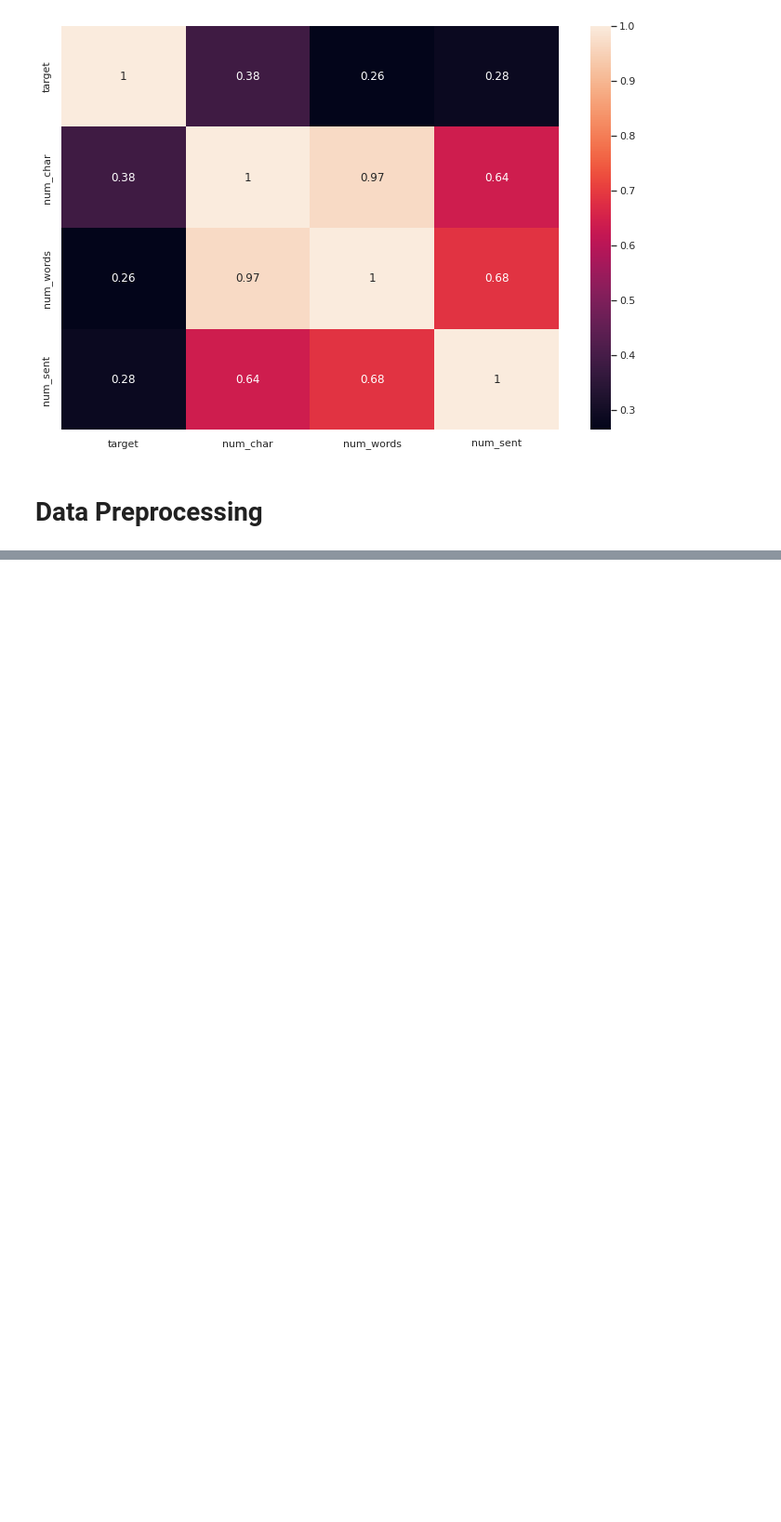
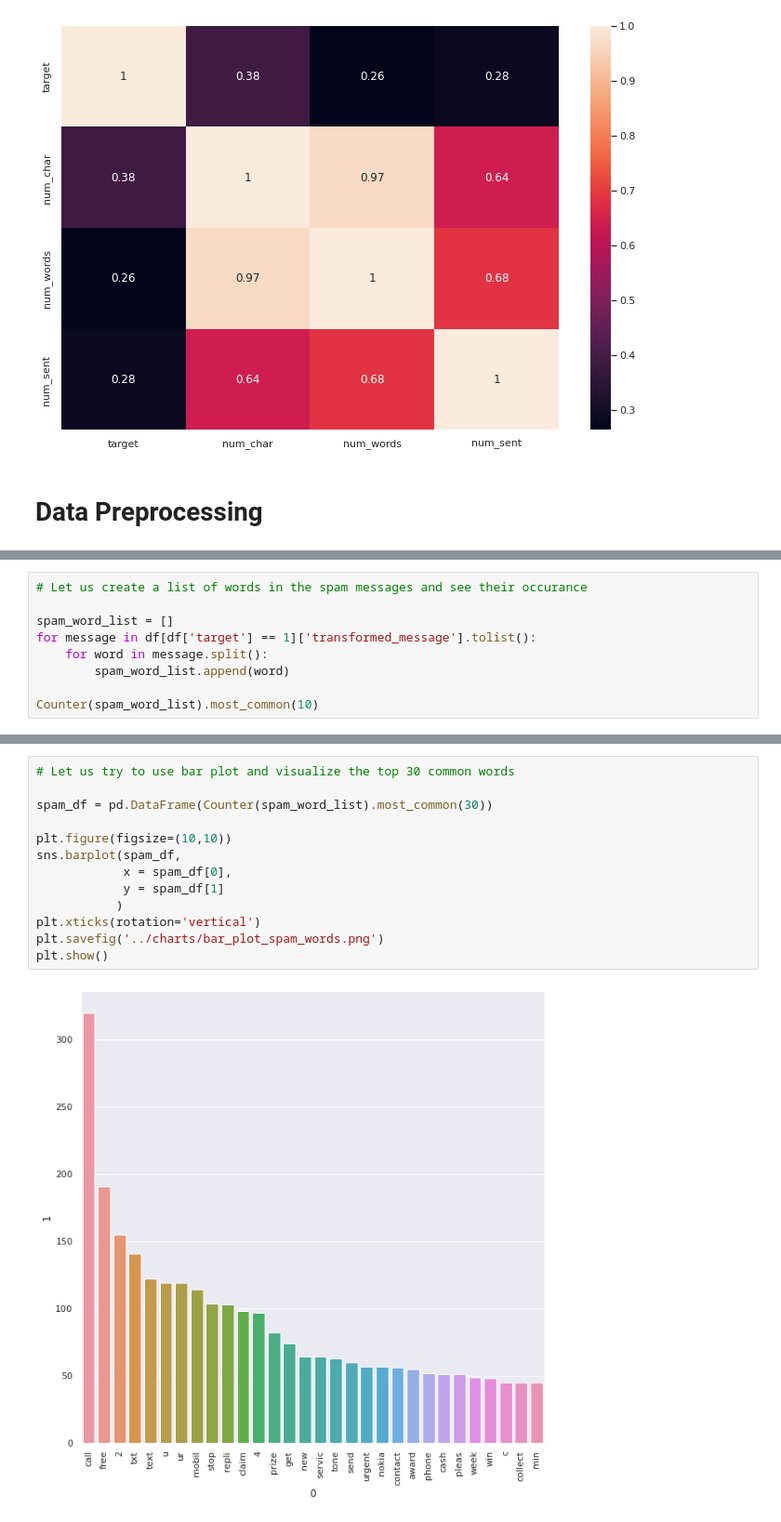
Before and after one commit to Micky373/spam_classifier, a Jupyter notebook: notebooks/spam_classifier.ipynb, the cells around one changed output, grey strips where cells are left out. Shown: that part at 93% size. Cells and saved outputs as stored; diff of their text form; blank space fills up the shorter version.

Commit message:
Finish the data preprocessing

```diff
--- a/notebooks/spam_classifier.ipynb
+++ b/notebooks/spam_classifier.ipynb
@@ -254,0 +343,9 @@ plt.show()
+# %%
+# Let us create a list of words in the spam messages and see their occurance
+
+spam_word_list = []
+for message in df[df['target'] == 1]['transformed_message'].tolist():
+    for word in message.split():
+        spam_word_list.append(word)
+
+Counter(spam_word_list).most_common(10)
@@ -254,0 +383,15 @@ plt.show()
+# %%
+# Let us try to use bar plot and visualize the top 30 common words
+
+spam_df = pd.DataFrame(Counter(spam_word_list).most_common(30))
+
+plt.figure(figsize=(10,10))
+sns.barplot(spam_df,
+            x = spam_df[0],
+            y = spam_df[1]
+           )
+plt.xticks(rotation='vertical')
+plt.savefig('../charts/bar_plot_spam_words.png')
+plt.show()
+# %% [output]
+[figure, added]
```
Also changed, not shown: parts of 9 cells of this notebook, 4 other files.
